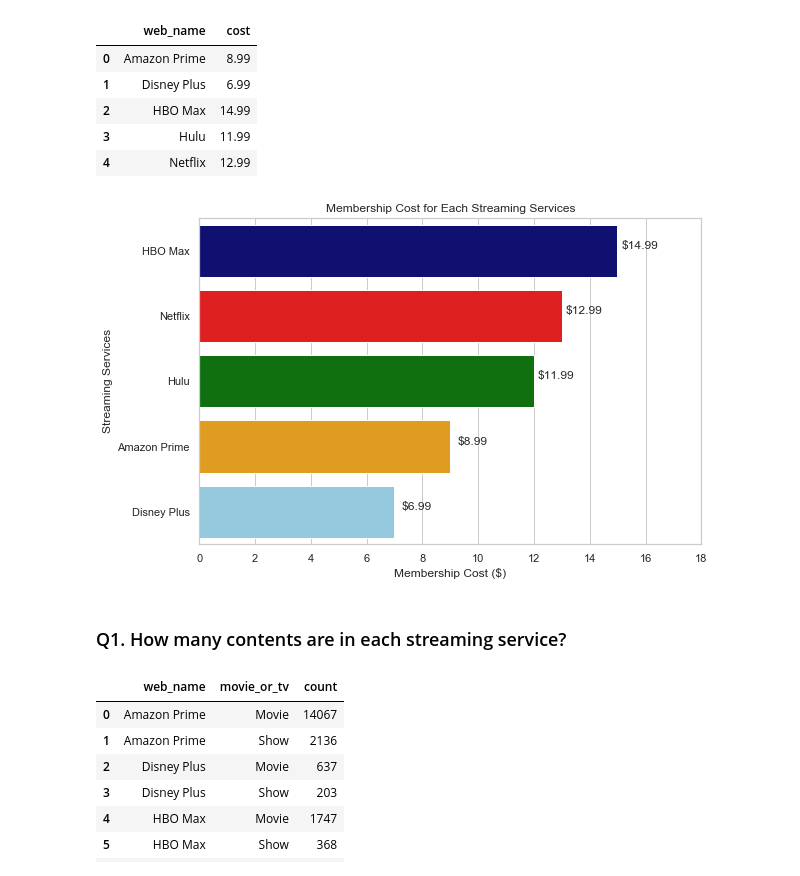
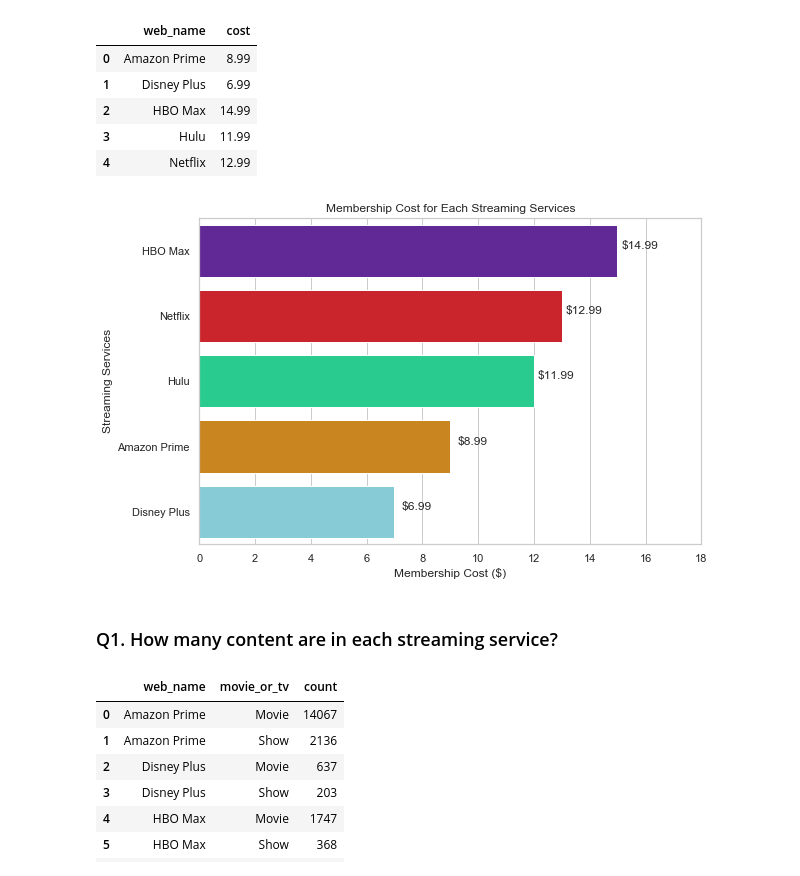
Before and after one commit to ryanhpark/Streaming_Sites_Web_Scraping, a Jupyter notebook: EDA_Streaming_Sites.ipynb, the cells around one changed output. Drawn from its saved outputs; the diff is of its cells as text; code cells hidden in the pictures.

```diff
--- a/EDA_Streaming_Sites.ipynb
+++ b/EDA_Streaming_Sites.ipynb
@@ -108,20 +108,21 @@ membership
 | 3 | Hulu | 11.99 |
 | 4 | Netflix | 12.99 |
 # %%
-palette = {"Amazon Prime":"orange", "Disney Plus": "skyblue", "HBO Max": "navy", "Hulu": "green", "Netflix":"red"}
+palette = {"Amazon Prime":"#e48b04", "Disney Plus": "#79d5e5", "HBO Max": "#6217a7",\
+           "Hulu": "#0ee694", "Netflix":"#e50914"}
 ax = sns.barplot(data = membership.sort_values("cost", ascending = False),\
                  x= "cost", y = "web_name", palette = palette)
 plt.title("Membership Cost for Each Streaming Services")
 plt.xlabel("Membership Cost ($)")
 plt.ylabel("Streaming Services")
 ax.set_xlim(0,18)
 for p in ax.patches:
     ax.annotate("$%.2f" % p.get_width(), xy = (p.get_width()+0.8, p.get_y() + p.get_height() / 2),
                  ha='center', va='center', fontsize=12, xytext=(0, 5), textcoords='offset points')
 # %% [output]
-[figure, old version]
+[figure, new version]
 # %% [markdown]
-### Q1. How many contents are in each streaming service?
+### Q1. How many content are in each streaming service?
 # %%
 df_count = pd.DataFrame(df.groupby(["web_name","movie_or_tv"]).size()).\
             reset_index().rename(columns = {0:"count"})
```
Also changed, not shown: parts of 23 cells of this notebook.
